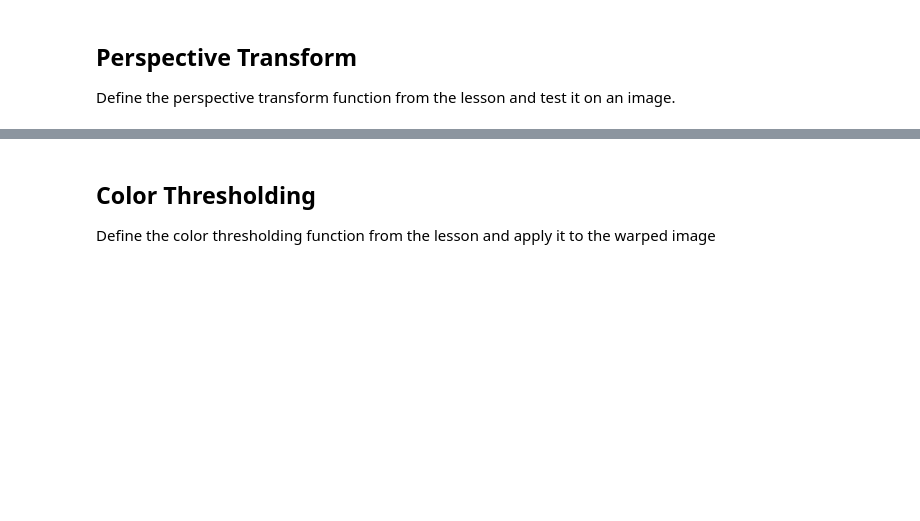
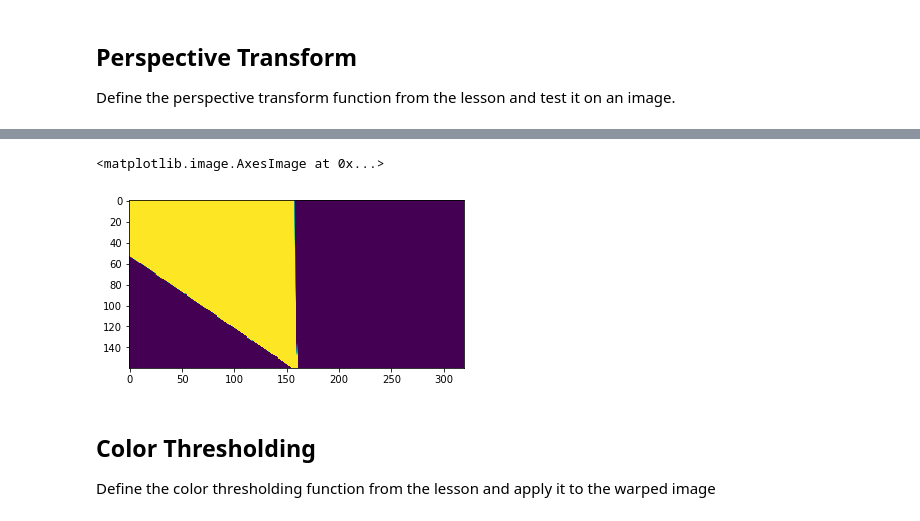
Before and after one commit to Nour-Osama/NASA-Mars-Autonomous-Rover-Simulation, a Jupyter notebook: Project Pipeline and visualisations.ipynb, the cells around one changed output, grey strips where cells are left out. Saved outputs shown, nothing was run; the diff lists cells and outputs as text; code cells hidden in the pictures; blank space fills up the shorter version.

```diff
--- a/Project Pipeline and visualisations.ipynb
+++ b/Project Pipeline and visualisations.ipynb
@@ -88,3 +88,8 @@ plt.imshow(warped)
+# %%
+plt.imshow(mask)
+# %% [output]
+<matplotlib.image.AxesImage at 0x...>
+[figure, added]
 # %% [markdown]
 ## Color Thresholding
 Define the color thresholding function from the lesson and apply it to the warped image
```
Also changed, not shown: parts of 27 cells of this notebook, 3 other files.
